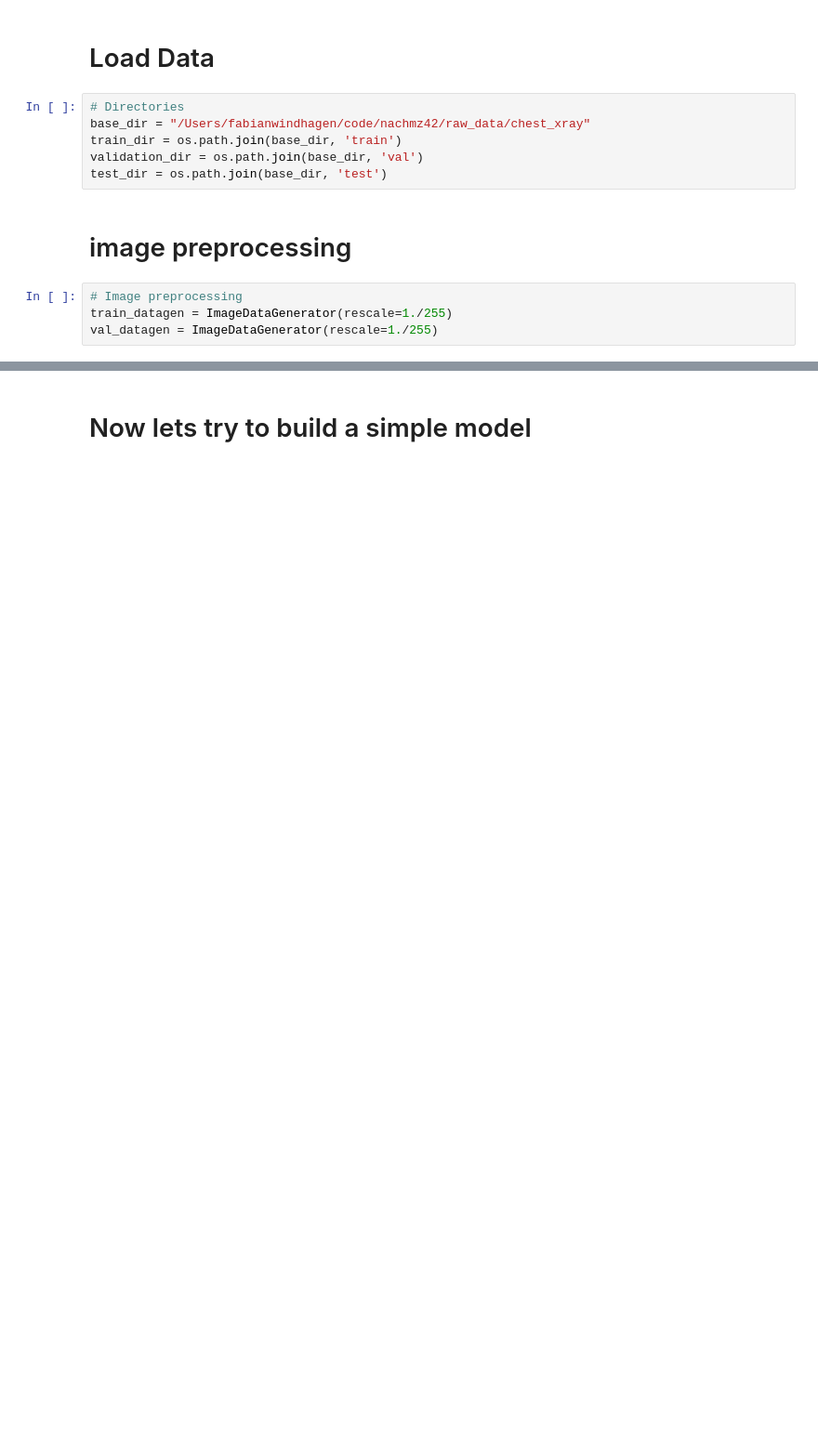
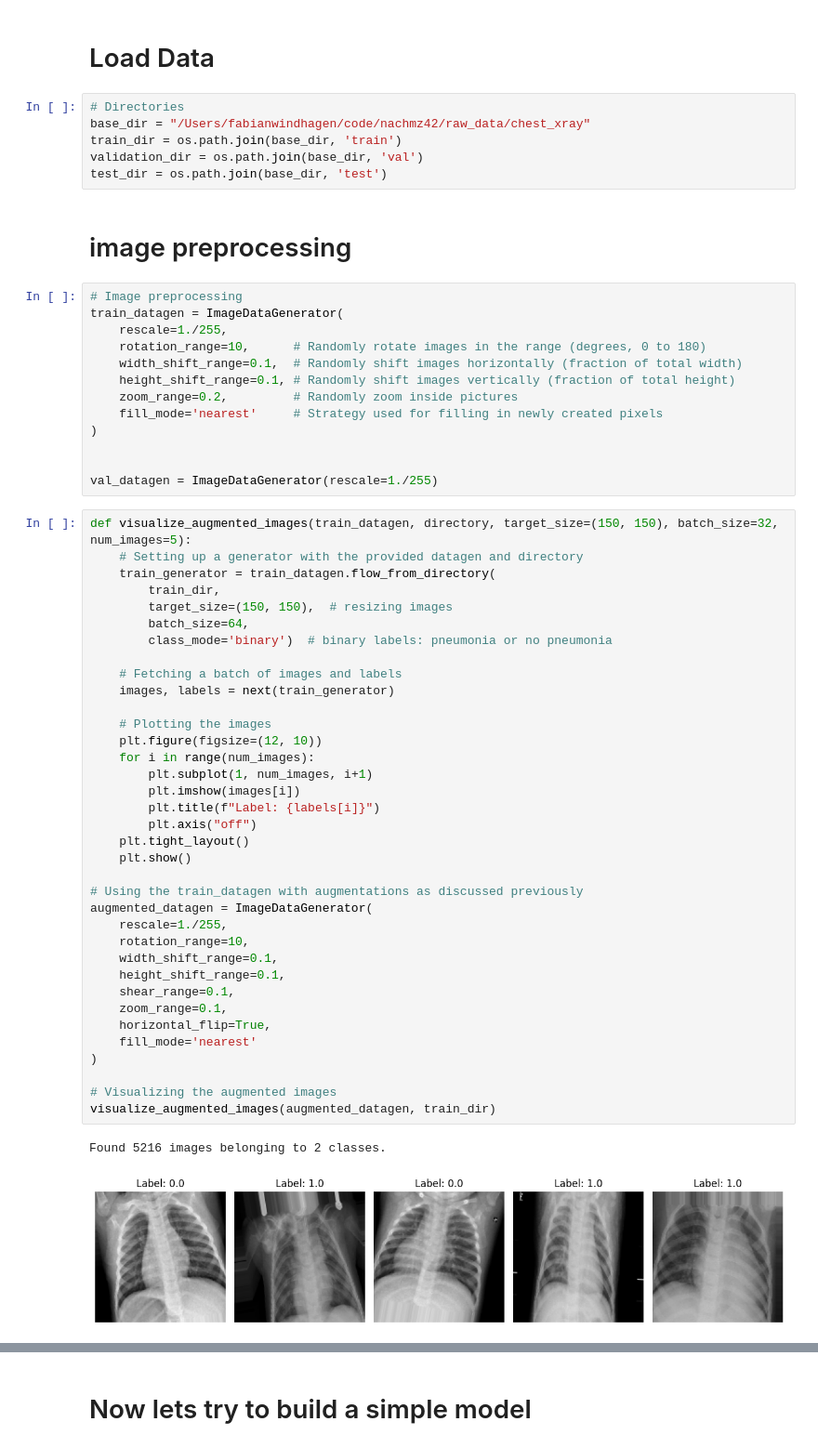
Before and after one commit to nachmz42/MediML, a Jupyter notebook: notebooks/pneumonia_detection.ipynb, the cells around one changed output, grey strips where cells are left out. Shown: that part at 93% size. Cells and saved outputs as stored; diff of their text form; blank space fills up the shorter version.

```diff
--- a/notebooks/pneumonia_detection.ipynb
+++ b/notebooks/pneumonia_detection.ipynb
@@ -22,7 +22,55 @@ test_dir = os.path.join(base_dir, 'test')
 # image preprocessing #
 # %%
 # Image preprocessing
-train_datagen = ImageDataGenerator(rescale=1./255)
+train_datagen = ImageDataGenerator(
+    rescale=1./255,
+    rotation_range=10,      # Randomly rotate images in the range (degrees, 0 to 180)
+    width_shift_range=0.1,  # Randomly shift images horizontally (fraction of total width)
+    height_shift_range=0.1, # Randomly shift images vertically (fraction of total height)
+    zoom_range=0.2,         # Randomly zoom inside pictures
+    fill_mode='nearest'     # Strategy used for filling in newly created pixels
+)
+
+
 val_datagen = ImageDataGenerator(rescale=1./255)
+# %%
+def visualize_augmented_images(train_datagen, directory, target_size=(150, 150), batch_size=32, num_images=5):
+    # Setting up a generator with the provided datagen and directory
+    train_generator = train_datagen.flow_from_directory(
+        train_dir,
+        target_size=(150, 150),  # resizing images
+        batch_size=64,
+        class_mode='binary')  # binary labels: pneumonia or no pneumonia
+
+    # Fetching a batch of images and labels
+    images, labels = next(train_generator)
+
+    # Plotting the images
+    plt.figure(figsize=(12, 10))
+    for i in range(num_images):
+        plt.subplot(1, num_images, i+1)
+        plt.imshow(images[i])
+        plt.title(f"Label: {labels[i]}")
+        plt.axis("off")
+    plt.tight_layout()
+    plt.show()
+
+# Using the train_datagen with augmentations as discussed previously
+augmented_datagen = ImageDataGenerator(
+    rescale=1./255,
+    rotation_range=10,
+    width_shift_range=0.1,
+    height_shift_range=0.1,
+    shear_range=0.1,
+    zoom_range=0.1,
+    horizontal_flip=True,
+    fill_mode='nearest'
+)
+
+# Visualizing the augmented images
+visualize_augmented_images(augmented_datagen, train_dir)
+# %% [output]
+Found 5216 images belonging to 2 classes.
+[figure, added]
 # %%
 train_generator = train_datagen.flow_from_directory(
```
Also changed, not shown: parts of 10 cells of this notebook.
